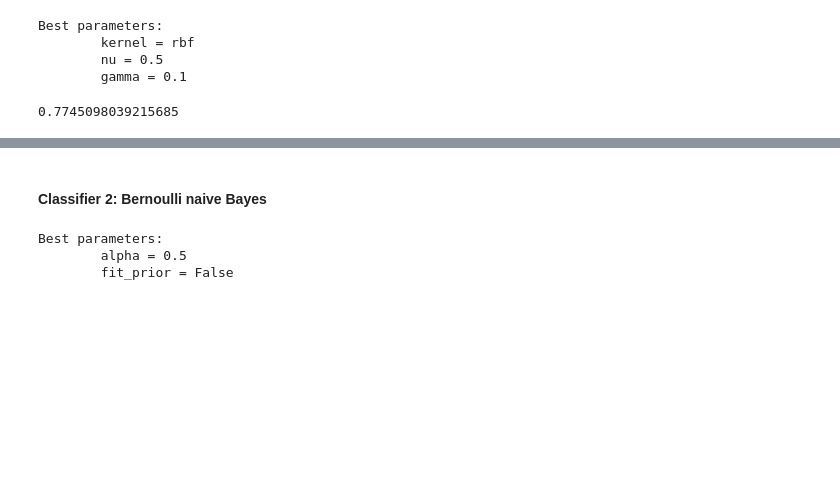
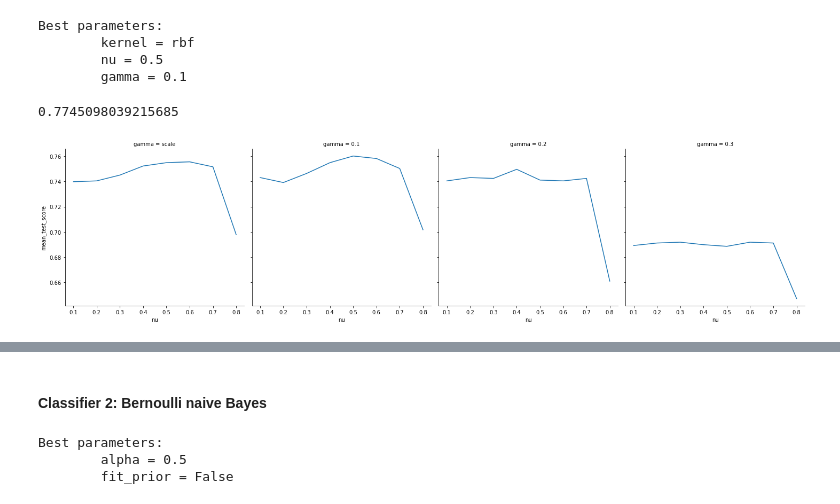
Before and after one commit to XaviJunior/SBB, a Jupyter notebook: project_2/Code/Team_SBB_project_2_Disaster_tweets.ipynb, the cells around one changed output, grey strips where cells are left out. Saved outputs shown, nothing was run; the diff lists cells and outputs as text; code cells hidden in the pictures; blank space fills up the shorter version.

```diff
--- a/project_2/Code/Team_SBB_project_2_Disaster_tweets.ipynb
+++ b/project_2/Code/Team_SBB_project_2_Disaster_tweets.ipynb
@@ -250,7 +259,8 @@ This section corresponds to the **training phase** of our best-performing classi
 from sklearn.metrics import f1_score
 from sklearn.model_selection import GridSearchCV
 
-hyperparameter_tuning = False
+# hyperparameter_tuning = False
+hyperparameter_tuning = True
 # %% [markdown]
 #### Classifier 1: NuSVC
 # %%
@@ -268,6 +278,7 @@ if hyperparameter_tuning:
     kernel = gs_svc.best_params_["kernel"]
     nu = gs_svc.best_params_["nu"]
     gamma = gs_svc.best_params_["gamma"]
+    scoreNuSVC = gs_svc.cv_results_
 else:
     kernel = "rbf"
     nu = 0.5
@@ -287,3 +298,10 @@ Best parameters:
         nu = 0.5
         gamma = 0.1
 0.7745098039215685
+# %%
+plotDf = pd.DataFrame(scoreNuSVC['params'])
+plotDf['mean_test_score'] = scoreNuSVC['mean_test_score']
+g = sns.FacetGrid(plotDf[plotDf['kernel']=='rbf'], col="gamma", col_wrap=5, height=5)
+g = g.map(plt.plot, "nu", "mean_test_score")
+# %% [output]
+[figure, added]
```
Also changed, not shown: parts of 11 cells of this notebook.
